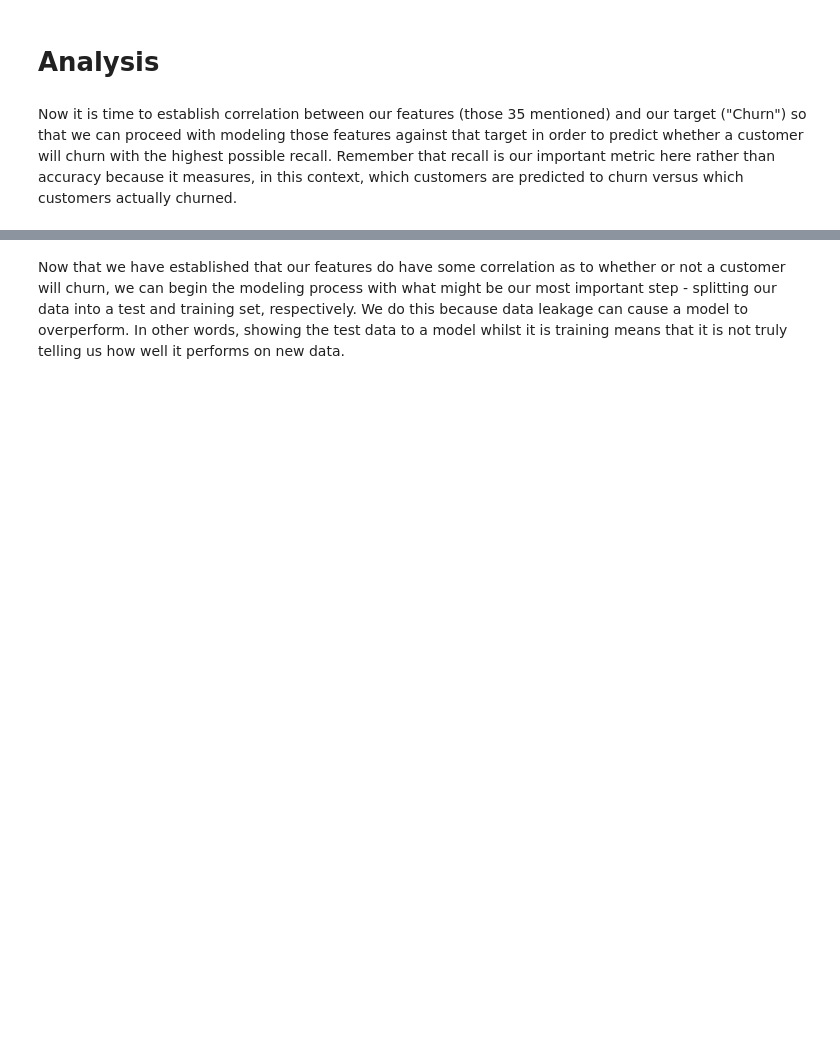
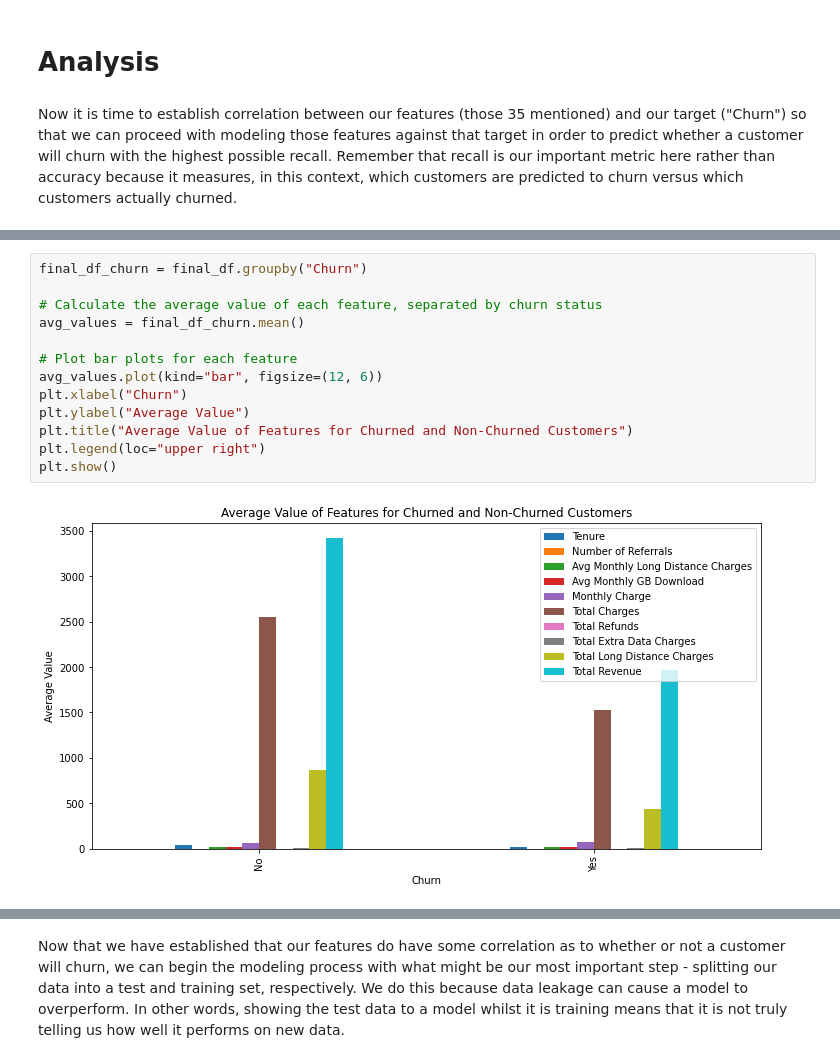
Before and after one commit to falloutb1tch/ChurnBackTime, a Jupyter notebook: Final.ipynb, the cells around one changed output, grey strips where cells are left out. Drawn from its saved outputs; the diff is of its cells as text; blank space fills up the shorter version.

```diff
--- a/Final.ipynb
+++ b/Final.ipynb
@@ -512,0 +437,15 @@ final_df.corr()
+# %%
+final_df_churn = final_df.groupby("Churn")
+
+# Calculate the average value of each feature, separated by churn status
+avg_values = final_df_churn.mean()
+
+# Plot bar plots for each feature
+avg_values.plot(kind="bar", figsize=(12, 6))
+plt.xlabel("Churn")
+plt.ylabel("Average Value")
+plt.title("Average Value of Features for Churned and Non-Churned Customers")
+plt.legend(loc="upper right")
+plt.show()
+# %% [output]
+[figure, added]
```
Also changed, not shown: parts of 71 cells of this notebook, 1 other file.
